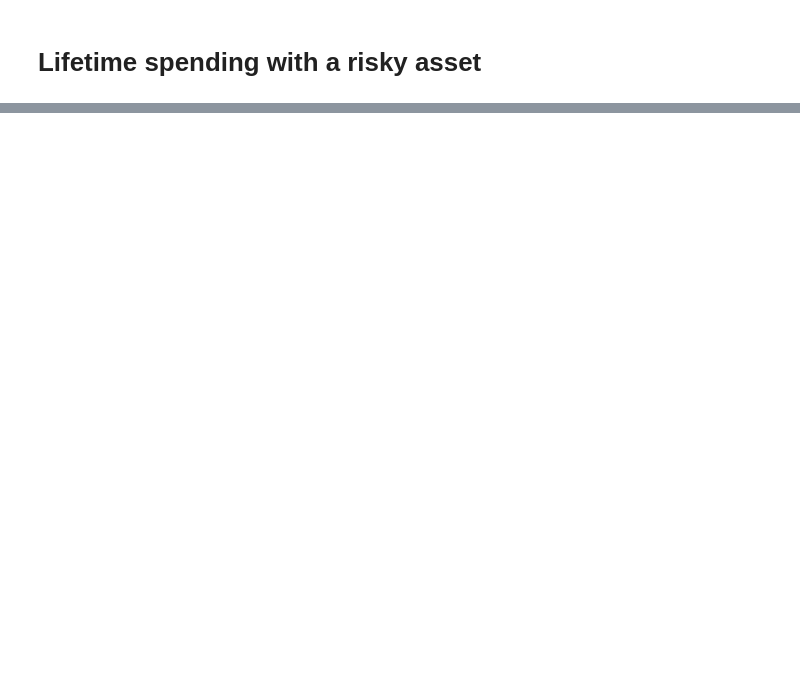
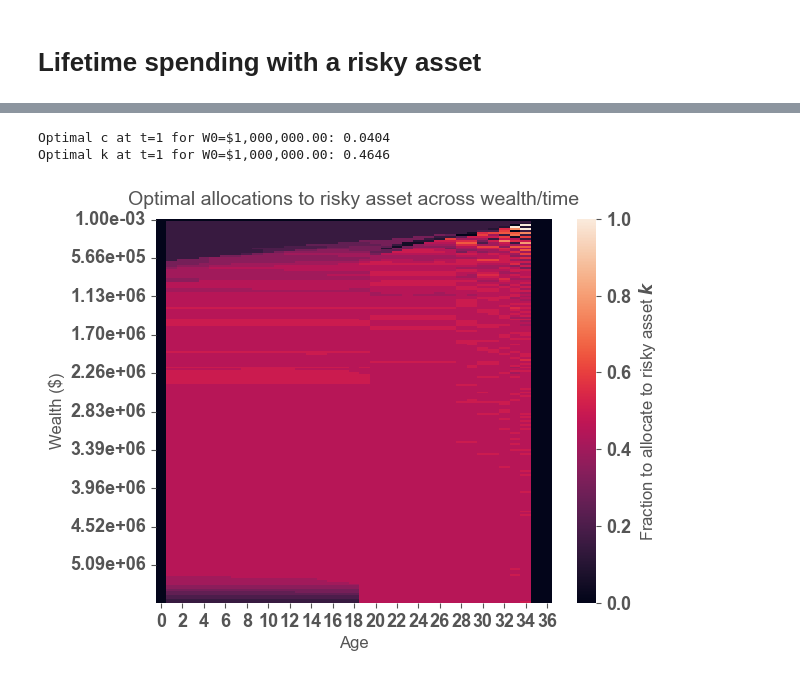
Before and after one commit to jaryaman/financial-decisions, a Jupyter notebook: notebooks/5-lifetime-spending-with-risky-asset.ipynb, the cells around one changed output, grey strips where cells are left out. Saved outputs shown, nothing was run; the diff lists cells and outputs as text; code cells hidden in the pictures; blank space fills up the shorter version.

```diff
--- a/notebooks/5-lifetime-spending-with-risky-asset.ipynb
+++ b/notebooks/5-lifetime-spending-with-risky-asset.ipynb
@@ -48,3 +27,6 @@ def crra_utility_second_derivative(w: np.ndarray | float, *, gamma: float):
+# %%
+import matplotlib.pyplot as plt
+plt.style.use("../matplotlibrc")
 # %%
 initial_wealth = 1e6
 GAMMA = 2.0
@@ -102,0 +136,23 @@ def solve_consumption(
+# %%
+time_horizon = 35
+r_f=0.03  # risk-free rate
+n_grid=200  # wealth grid size
+# %%
+V, C_opt, K_opt, W_grid, (c_init, k_init) = solve_consumption_investment(
+    W0=initial_wealth,
+    r_tp=0.02,  # discount rate
+    gamma=2.0,  # CRRA param
+    T=time_horizon,
+    n_grid=n_grid,  # wealth grid size
+    c_grid_size=100,  # discrete c
+    k_grid_size=100,  # discrete k
+    # Risky return distribution (discrete approx):
+    R_r_vals=[-0.20, 0.00, 0.10, 0.20],  # possible realized returns
+    R_r_probs=[0.10, 0.40, 0.40, 0.10],  # sum to 1
+    r_f=r_f,  # risk-free rate
+)
+print(f"Optimal c at t=1 for W0=${initial_wealth:,.2f}: {c_init:.4f}")
+print(f"Optimal k at t=1 for W0=${initial_wealth:,.2f}: {k_init:.4f}")
+# %% [output]
+Optimal c at t=1 for W0=$1,000,000.00: 0.0404
+Optimal k at t=1 for W0=$1,000,000.00: 0.4646
@@ -102,0 +162,15 @@ def solve_consumption(
+# %%
+ax = sns.heatmap(K_opt.T)
+
+ax.set_xlabel("Age", fontsize=12)
+ax.set_ylabel("Wealth ($)", fontsize=12)
+ax.set_title("Optimal allocations to risky asset across wealth/time")
+cbar = ax.collections[0].colorbar
+cbar.set_label("Fraction to allocate to risky asset $k$", fontsize=12)
+
+step = 20
+yticks = np.arange(0, n_grid, step)
+yticklabels = [f"{W_grid[i]:.2e}" for i in yticks]
+plt.yticks(yticks + 0.5, yticklabels);
+# %% [output]
+[figure, added]
```
Also changed, not shown: parts of 18 cells of this notebook.
